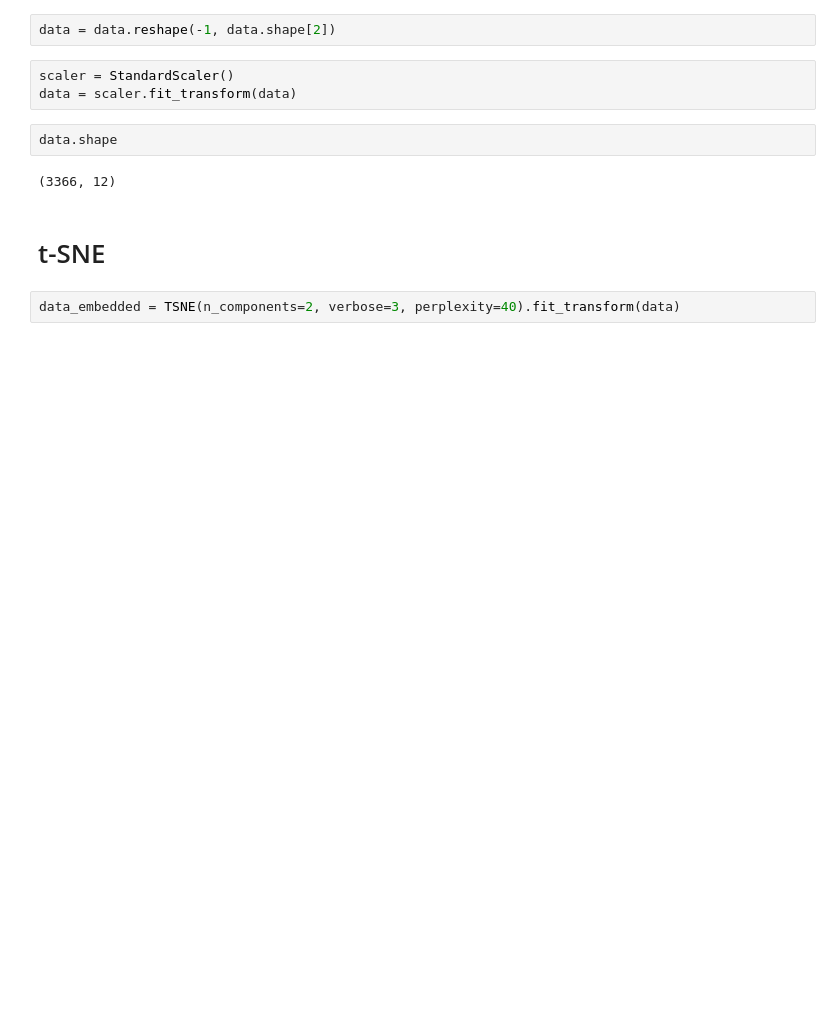
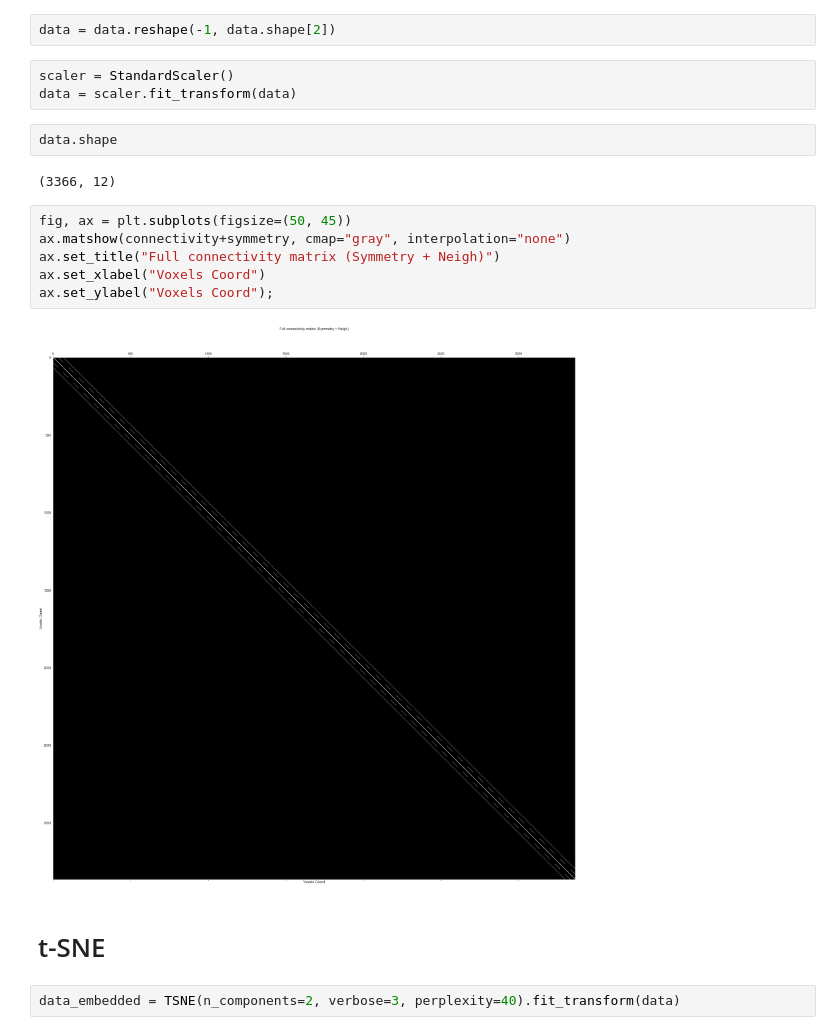
Before and after one commit to neuropoly/tract-clustering, a Jupyter notebook: notebooks/eda.ipynb, the cells around one changed output. Saved outputs shown, nothing was run; the diff lists cells and outputs as text; blank space fills up the shorter version.

```diff
--- a/notebooks/eda.ipynb
+++ b/notebooks/eda.ipynb
@@ -87,6 +112,14 @@ data = scaler.fit_transform(data)
 data.shape
 # %% [output]
 (3366, 12)
+# %%
+fig, ax = plt.subplots(figsize=(50, 45))
+ax.matshow(connectivity+symmetry, cmap="gray", interpolation="none")
+ax.set_title("Full connectivity matrix (Symmetry + Neigh)")
+ax.set_xlabel("Voxels Coord")
+ax.set_ylabel("Voxels Coord");
+# %% [output]
+[figure, added]
 # %% [markdown]
 # t-SNE
 # %%
```
Also changed, not shown: parts of 13 cells of this notebook.
